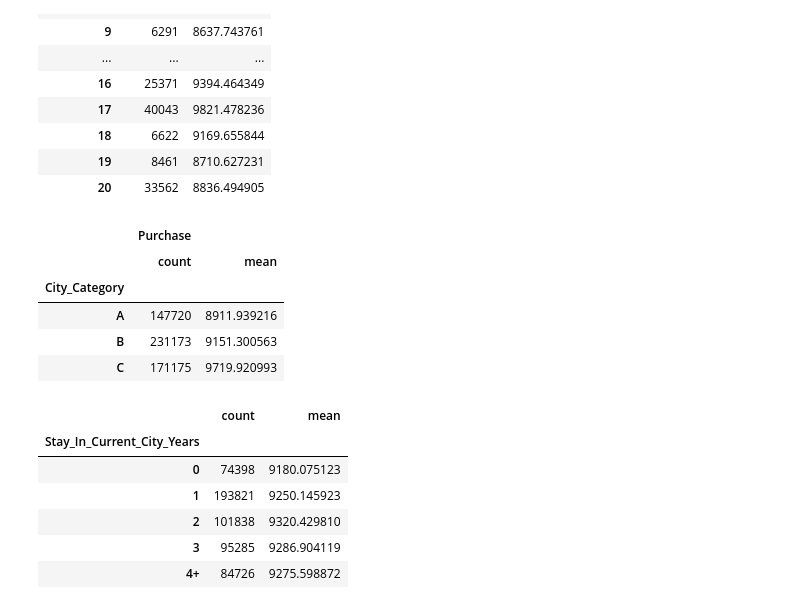
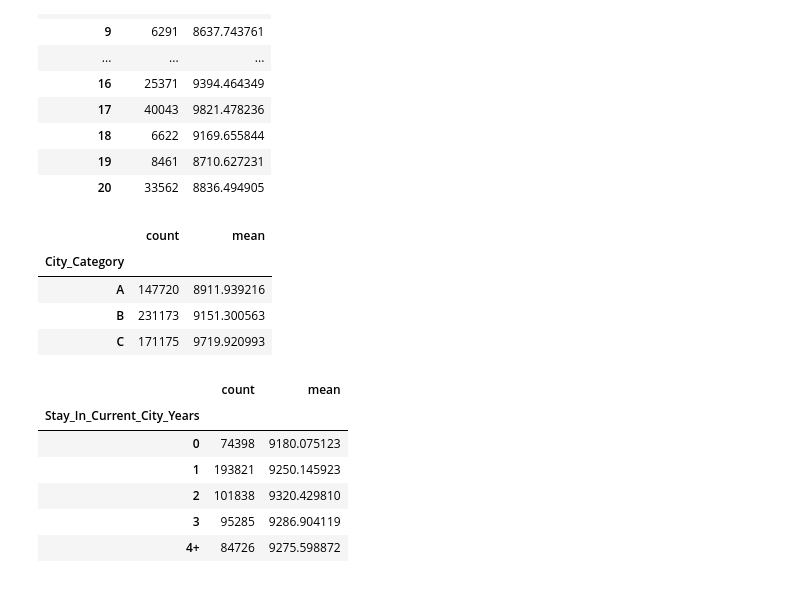
Before and after one commit to vmalkoti/Advanced-Data-Science-with-IBM, a Jupyter notebook: Capstone/Black_Friday_Sale.ipynb, the cells around one changed output. Drawn from its saved outputs; the diff is of its cells as text; code cells hidden in the pictures.

```diff
--- a/Capstone/Black_Friday_Sale.ipynb
+++ b/Capstone/Black_Friday_Sale.ipynb
@@ -220,9 +220,9 @@ occupation_summary
 # %%
 # cities
 cities_summary = train_df[['City_Category', 'Purchase']].groupby('City_Category').agg(['count', 'mean'])
+cities_summary.columns = cities_summary.columns.droplevel(0)
 cities_summary
 # %% [output]
-|  | Purchase |  |
 |  | count | mean |
 | City_Category |  |  |
 | A | 147720 | 8911.939216 |
```
Also changed, not shown: parts of 3 cells of this notebook.
